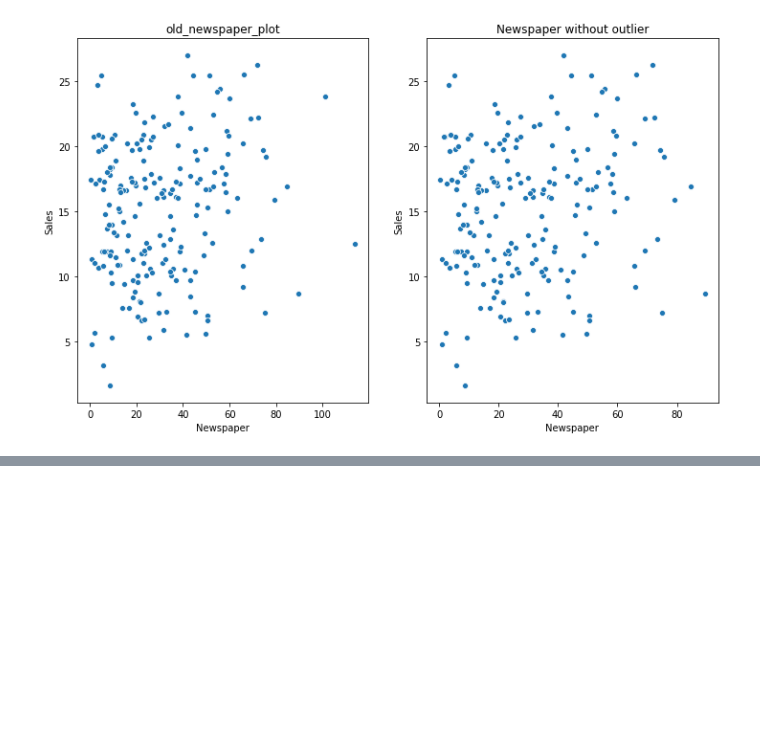
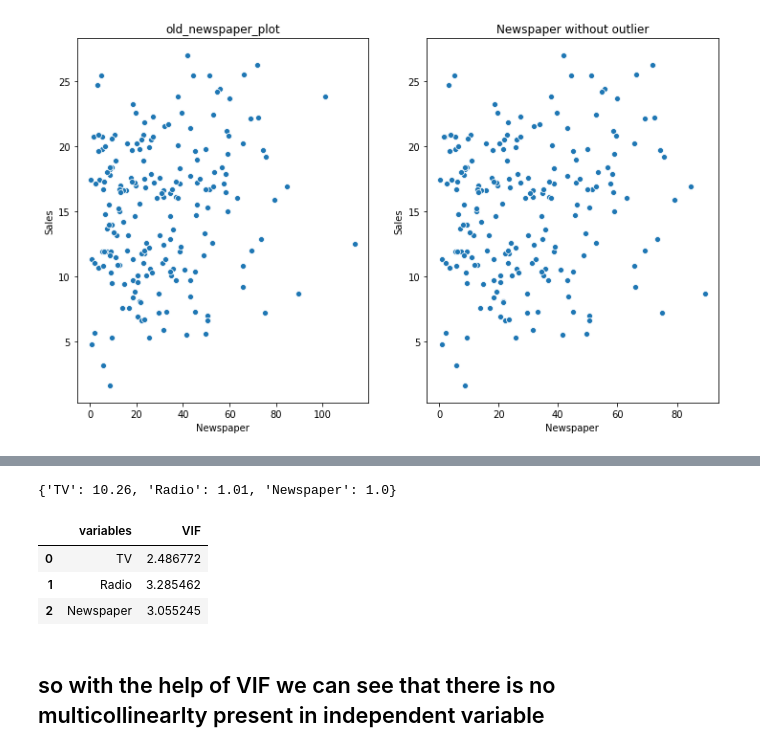
Before and after one commit to Abhishek768/sales_prediction, a Jupyter notebook: sales_prediction.ipynb, the cells around one changed output, grey strips where cells are left out. Drawn from its saved outputs; the diff is of its cells as text; code cells hidden in the pictures; blank space fills up the shorter version.

```diff
--- a/sales_prediction.ipynb
+++ b/sales_prediction.ipynb
@@ -364,0 +369,29 @@ sns.scatterplot(new_newspaper, 'Sales', data=ad_data, ax=axes[1])
+# %%
+def cal_vif(x, y , params):
+    r = r_squared(x, y, params)
+    return (1 / (1 - r**2)).round(2)
+# %%
+vif = {}
+for i in range(len(columns[:-1])):
+    slope, intercept = cal_data[columns[i]]['slope'], cal_data[columns[i]]['intercept']
+    vif[columns[i]] = cal_vif(ad_data[columns[i]], ad_data['Sales'], (slope, intercept))
+# %%
+vif
+# %% [output]
+{'TV': 10.26, 'Radio': 1.01, 'Newspaper': 1.0}
+# %%
+# cal vif with std lib variance_inflation_factor
+def std_vif(X):
+    vif = pd.DataFrame()
+    vif["variables"] = X.columns
+    vif["VIF"] = [variance_inflation_factor(X.values, i) for i in range(X.shape[1])]
+    return(vif)
+# %%
+std_vif(ad_data.iloc[:,:-1])
+# %% [output]
+|  | variables | VIF |
+| 0 | TV | 2.486772 |
+| 1 | Radio | 3.285462 |
+| 2 | Newspaper | 3.055245 |
+# %% [markdown]
+## so with the help of VIF we can see that there is no multicollinearlty present in independent variable
```
Also changed, not shown: parts of 2 cells of this notebook.
